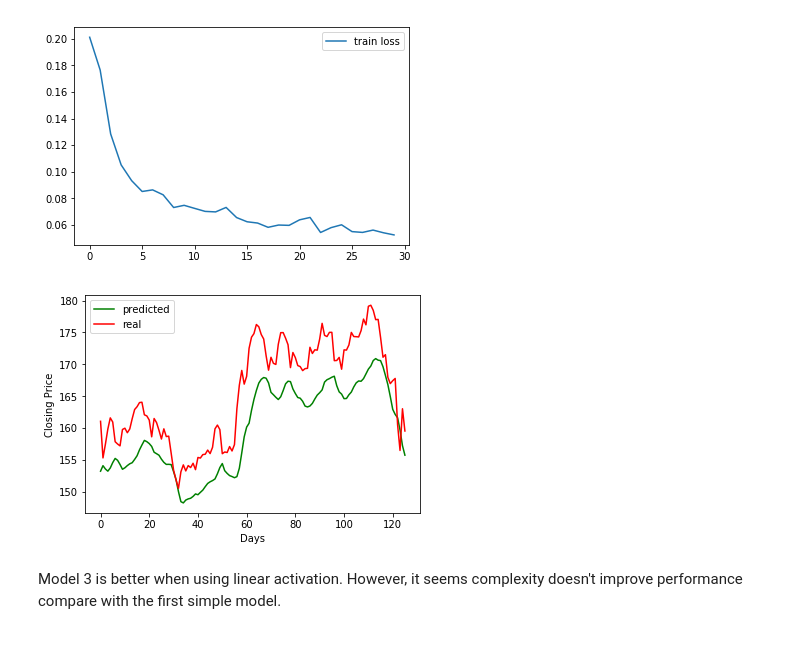
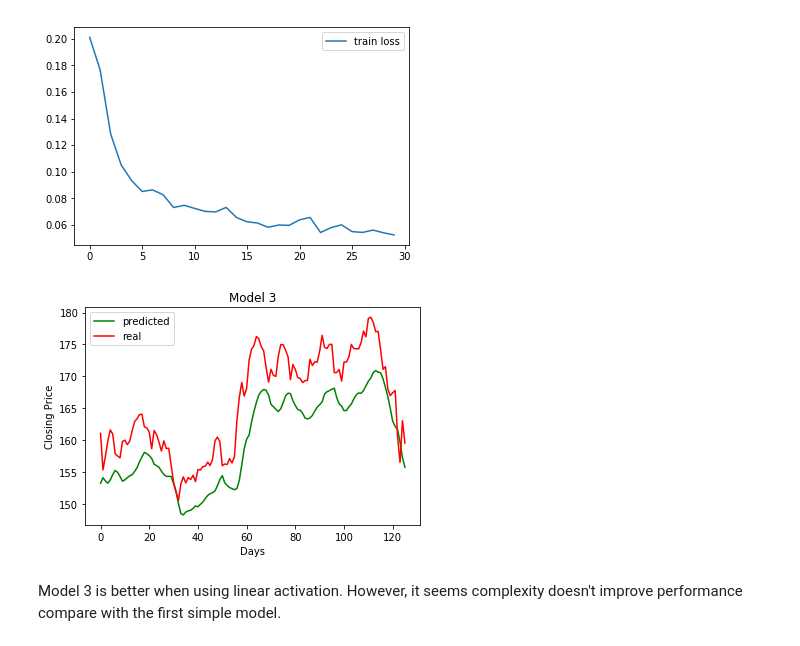
Before and after one commit to alexxlu/Project4, a Jupyter notebook: Project4.ipynb, the cells around one changed output. Drawn from its saved outputs; the diff is of its cells as text; code cells hidden in the pictures.

```diff
--- a/Project4.ipynb
+++ b/Project4.ipynb
@@ -339,12 +339,13 @@ model 3 MSE:  40.786173774680435
 # %%
 pyplot.plot(yhat3, color='g',  label='predicted')
 pyplot.plot(test_y, color='r', label='real')
 pyplot.ylabel('Closing Price')
 pyplot.xlabel('Days')
+pyplot.title('Model 3')
 pyplot.legend()
 pyplot.show()
 # %% [output]
-[figure, old version]
+[figure, new version]
 # %% [markdown]
 Model 3 is better when using linear activation. However, it seems complexity doesn't improve performance compare with the first simple model.
 # %%
```
Also changed, not shown: parts of 1 cell of this notebook, 2 other files.
